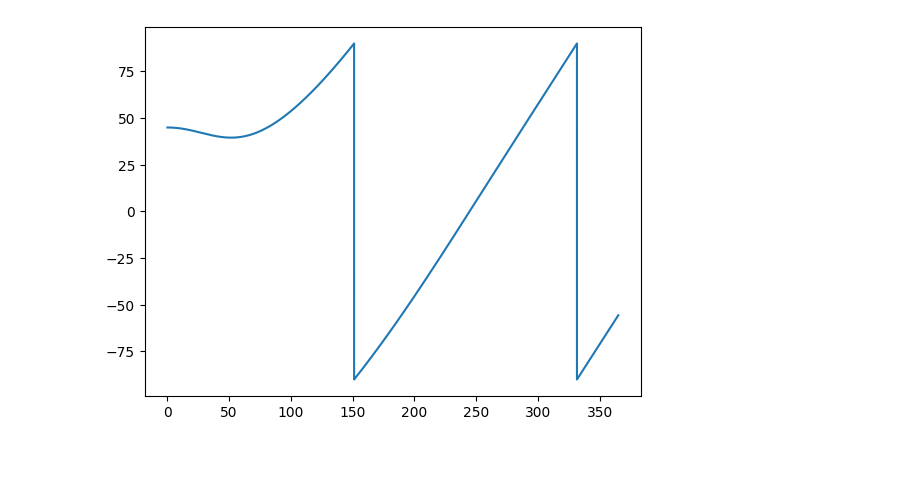
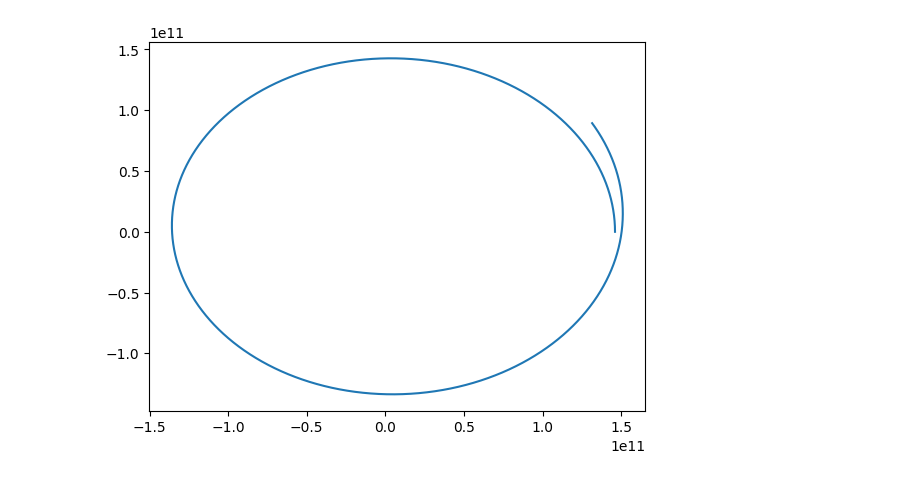
Before and after one commit to Arzakar/pontryagin-resolver, a Jupyter notebook: scratch.ipynb, the cells around one changed output. Drawn from its saved outputs; the diff is of its cells as text; code cells hidden in the pictures.

```diff
--- a/scratch.ipynb
+++ b/scratch.ipynb
@@ -26,9 +52,11 @@ eq_H = lambda x, v: x[5]*x[2] + x[6]*x[3] - (v["mu"] / (x[0]**2 + x[1]**2)**1.5)
 # %%
+consts = {"mu": 1.3271845549999999e+20, "gamma": 0.000012, "f_eng": 0.270}
 step = 1000.
-t = np.arange(0., 86400. * 365., step)
-# res matrix column = [t, x0, x1, x2, x3, x4, x5, x6, x7, x8, x9, u, dH, d2H, H]
-res = np.zeros(shape=(t.size, 15))
-res[:, 0] = t
+t_arr = np.arange(0., 86400. * 365., step)
+
+# result matrix column = [t, x0, x1, x2, x3, x4, x5, x6, x7, x8, x9, u, dH, d2H, H]
+result = np.zeros(shape=(t_arr.size, 15))
+result[:, 0] = t_arr
 
 x0 = 146095000000.
 x1 = 0.
@@ -41,14 +69,16 @@ psi2 = 1.
 psi3 = 1.
 psi4 = 1.
 
-x = np.array([x0, x1, x2, x3, x4, psi0, psi1, psi2, psi3, psi4])
-v = {"mu": 1.3271845549999999e+20, "gamma": 0.000012, "f_eng": 0.270, "u": 0}
+x_init = np.array([x0, x1, x2, x3, x4, psi0, psi1, psi2, psi3, psi4])
+is_H_valid, vars, h_arr = calculation_step_state(x_init, consts)
 
-v["u"] = eq_u(x, v)
+result[0][1:] = np.append(np.append(x_init, vars["u"]), h_arr)
 
-d_ham = eq_dH(x, v)
-d2_ham = eq_d2H(x, v)
-ham = eq_H(x, v)
+for i in tqdm(np.arange(1, result[:,0].size, 1)):
+    current_state = result[i-1][1:11]
+    current_dif_var = result[i-1][0]
 
-res[0][1:] = [x0, x1, x2, x3, x4, psi0, psi1, psi2, psi3, psi4, v["u"], d_ham, d2_ham, ham]
-res
+    next_state = rk4.rk4_step(eqs, current_state, current_dif_var, step, constants=consts, nonstdvars=vars)
+    is_H_valid, vars, h_arr = calculation_step_state(current_state, consts)
+
+    result[i][1:] = np.append(np.append(next_state, vars["u"]), h_arr)
@@ -85,0 +85,3 @@ show_res[:, 11] = np.rad2deg(res[:, 11])
+# %%
+df = pd.DataFrame(data=result, columns=['t', 'x1', 'x2', 'x3', 'x4', 'x5', 'psi1', 'psi2', 'psi3', 'psi4', 'psi5', 'u', 'dH', 'd2H', 'H'])
+df
@@ -86,5 +102,5 @@ show_res[:, 11] = np.rad2deg(res[:, 11])
 # %%
-plt.plot(show_res[:, 0], show_res[:, 11])
+plt.plot(df['x1'], df['x2'])
 plt.show()
 # %% [output]
-[figure, old version]
+[figure, new version]
```
Also changed, not shown: parts of 12 cells of this notebook, 1 other file.
